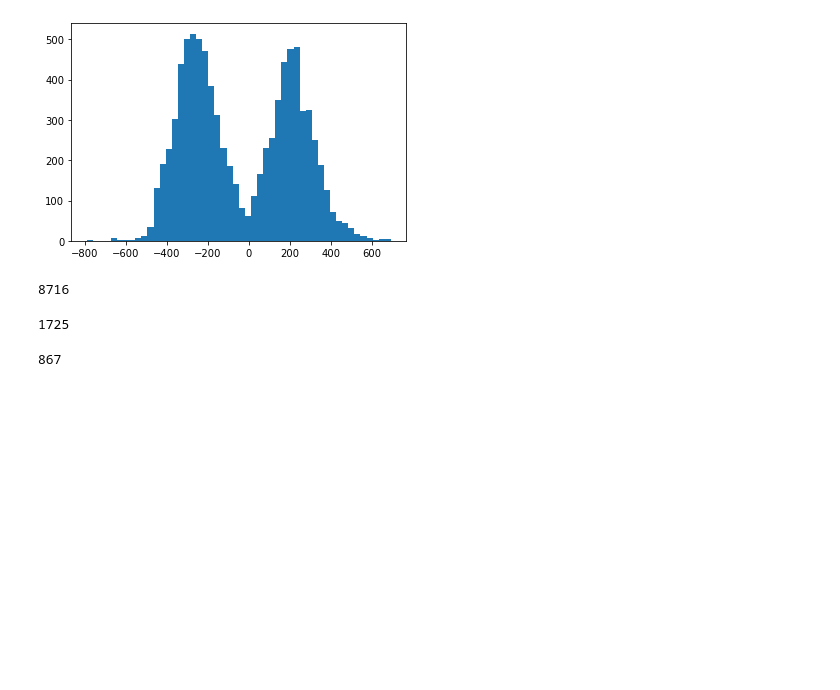
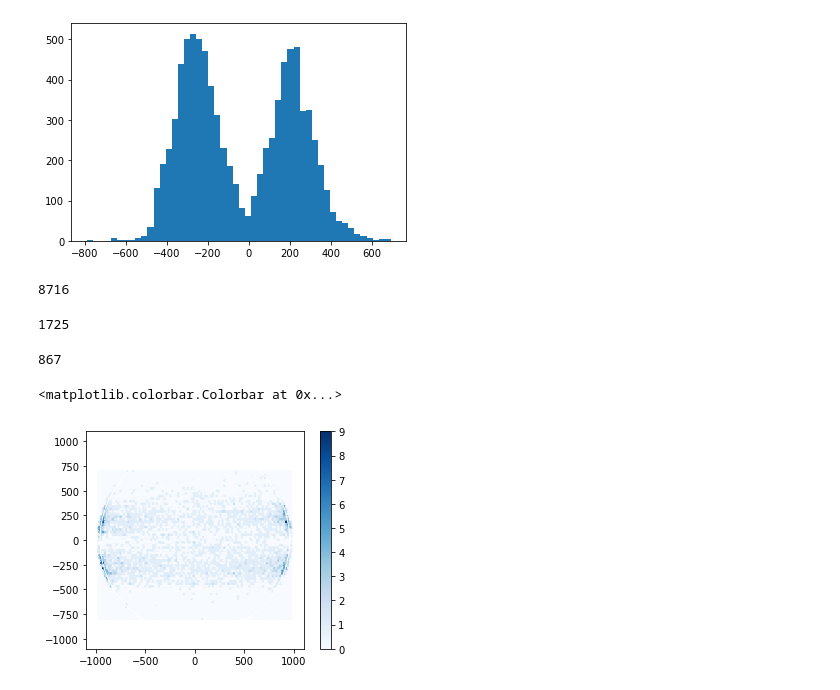
Before and after one commit to hayesla/flare_forecast_proj, a Jupyter notebook: goes_flare_list/ssw_flarelist_tests.ipynb, the cells around one changed output. Saved outputs shown, nothing was run; the diff lists cells and outputs as text; code cells hidden in the pictures; blank space fills up the shorter version.

```diff
--- a/goes_flare_list/ssw_flarelist_tests.ipynb
+++ b/goes_flare_list/ssw_flarelist_tests.ipynb
@@ -255,3 +267,15 @@ len(ar_data["ar_noaanum"].unique())
 len(full_table_c["nar"].unique())
 # %% [output]
 867
+# %%
+plt.hexbin(full_table_c["hpc_x"], full_table_c["hpc_y"], bins=10, cmap="Blues")
+ax = plt.gca()
+ax.set_aspect("equal")
+circle1 = plt.Circle((0, 0), 960, color='w', fill=False)
+plt.gca().add_artist(circle1)
+plt.xlim(-1100, 1100)
+plt.ylim(-1100, 1100)
+plt.colorbar()
+# %% [output]
+<matplotlib.colorbar.Colorbar at 0x...>
+[figure, added]
```
Also changed, not shown: parts of 12 cells of this notebook.
